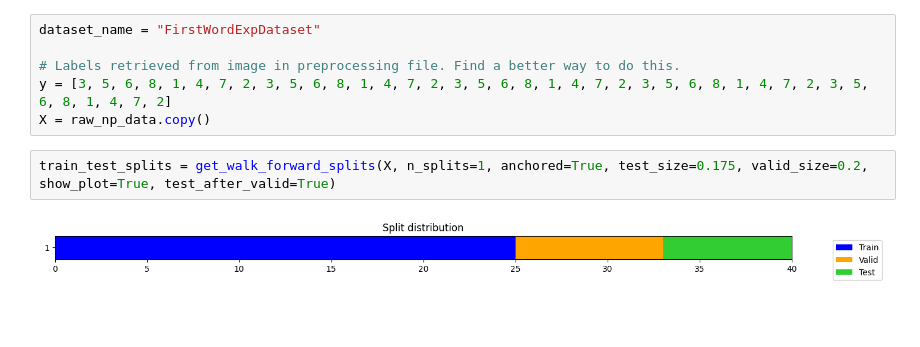
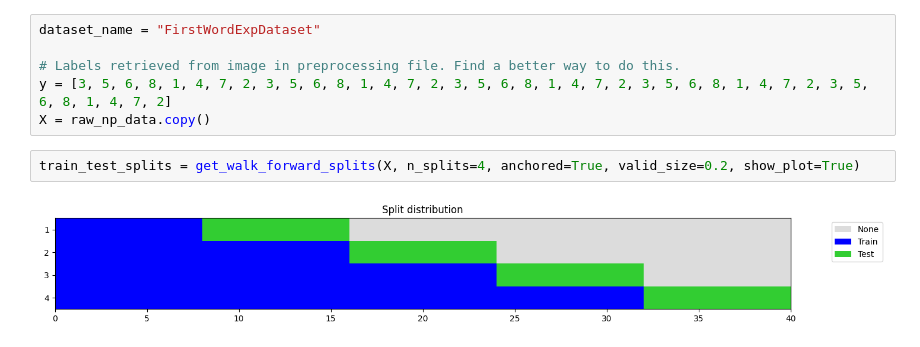
Before and after one commit to ebuntel/fnirsTest, a Jupyter notebook: processing/classificationtest.ipynb, the cells around one changed output. Cells and saved outputs as stored; diff of their text form; blank space fills up the shorter version.

```diff
--- a/processing/classificationtest.ipynb
+++ b/processing/classificationtest.ipynb
@@ -30,6 +30,6 @@ dataset_name = "FirstWordExpDataset"
 y = [3, 5, 6, 8, 1, 4, 7, 2, 3, 5, 6, 8, 1, 4, 7, 2, 3, 5, 6, 8, 1, 4, 7, 2, 3, 5, 6, 8, 1, 4, 7, 2, 3, 5, 6, 8, 1, 4, 7, 2]
 X = raw_np_data.copy()
 # %%
-train_test_splits = get_walk_forward_splits(X, n_splits=1, anchored=True, test_size=0.175, valid_size=0.2, show_plot=True, test_after_valid=True)
+train_test_splits = get_walk_forward_splits(X, n_splits=4, anchored=True, valid_size=0.2, show_plot=True)
 # %% [output]
-[figure, old version]
+[figure, new version]
```
Also changed, not shown: parts of 7 cells of this notebook, 2 other files.
